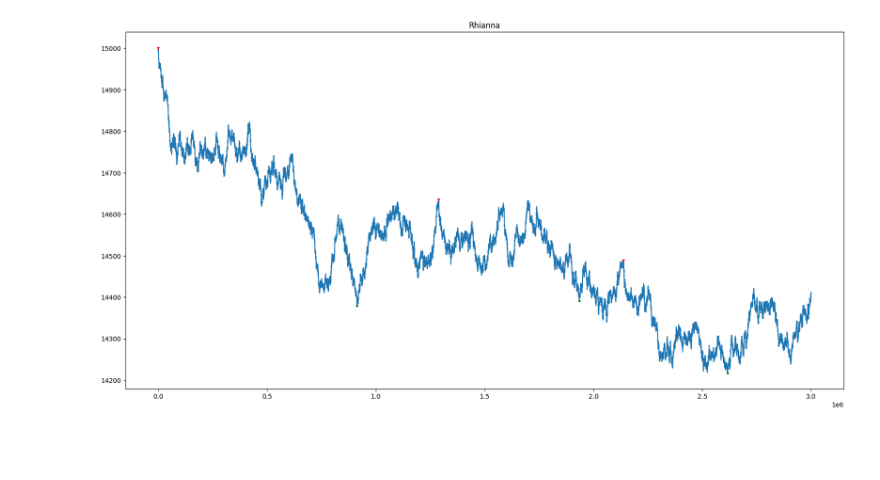
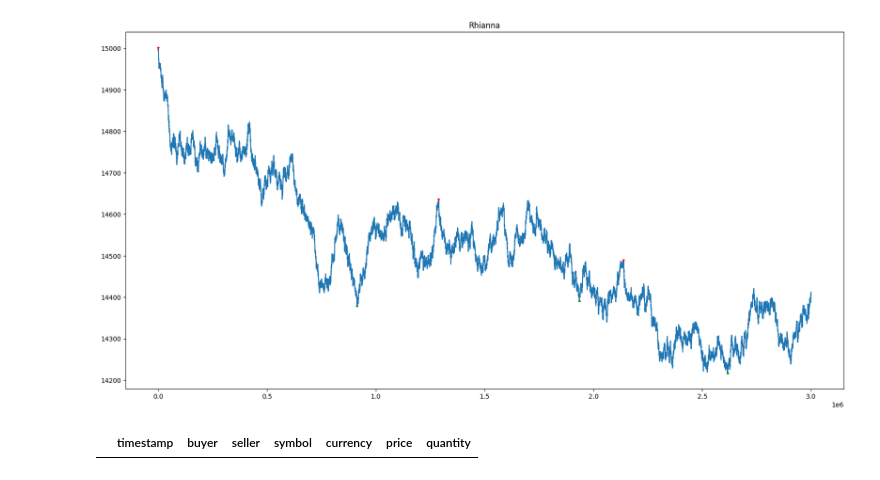
Before and after one commit to edgar-maddocks/IMC, a Jupyter notebook: round5/round3/round3.ipynb, the cells around one changed output. Saved outputs shown, nothing was run; the diff lists cells and outputs as text; code cells hidden in the pictures; blank space fills up the shorter version.

```diff
--- a/round5/round3/round3.ipynb
+++ b/round5/round3/round3.ipynb
@@ -179,3 +179,7 @@ for trader in traders:
 [figure]
 [figure]
 [figure]
+# %%
+strawbs_trades[strawbs_trades["seller"] == "Rhianna"]
+# %% [output]
+|  | timestamp | buyer | seller | symbol | currency | price | quantity |
```
Also changed, not shown: 3 other files.
